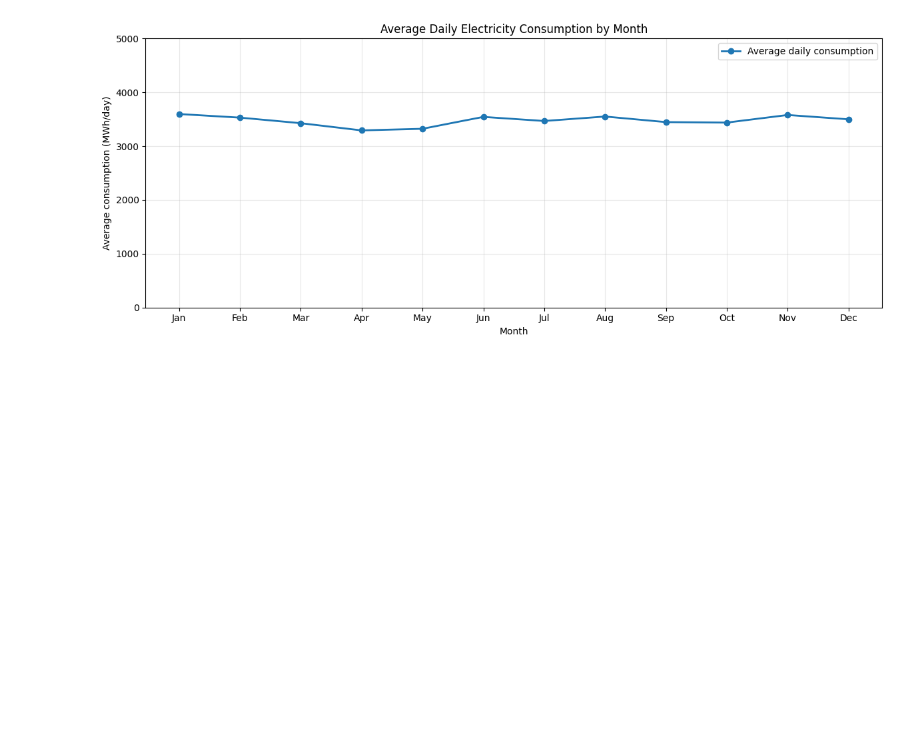
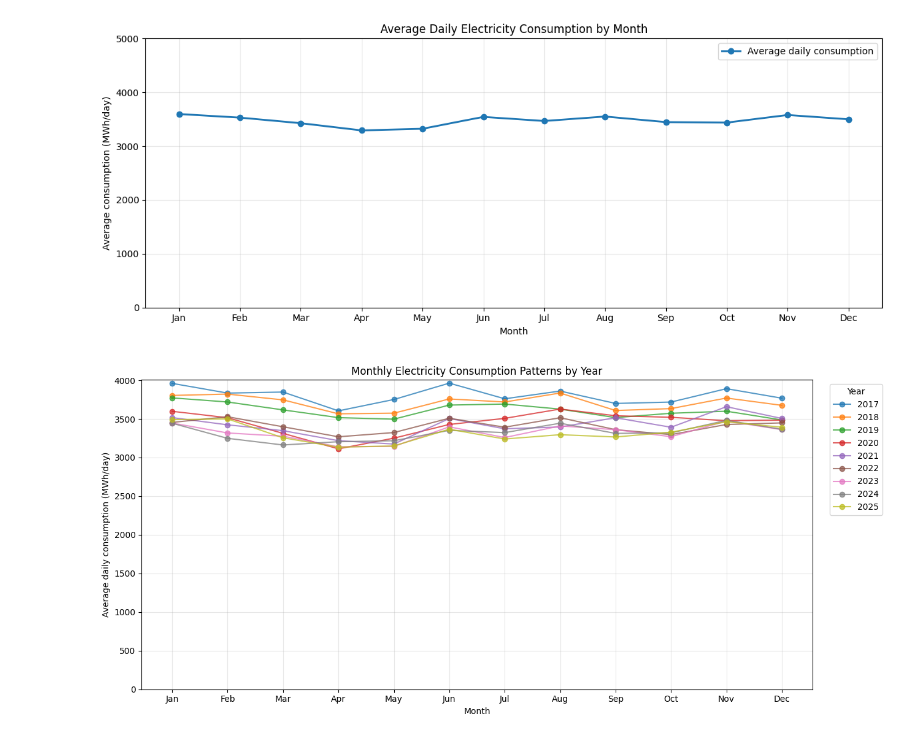
Before and after one commit to LaraMileto/DSF_forecasting_electricity_consumption_Basel, a Jupyter notebook: code/03_data_exploration.ipynb, the cells around one changed output. Cells and saved outputs as stored; diff of their text form; code cells hidden in the pictures; blank space fills up the shorter version.

```diff
--- a/code/03_data_exploration.ipynb
+++ b/code/03_data_exploration.ipynb
@@ -220,3 +220,52 @@ plt.savefig(
 plt.show()
 # %% [output]
 [figure]
+# %%
+# Compare monthly consumption patterns across years
+
+monthly_by_year = (
+    df.groupby(["year", "month"])["consumption_mwh"]
+    .mean()
+    .unstack("month")
+)
+
+# Restrict to complete calendar years
+monthly_by_year = monthly_by_year.loc[
+    monthly_by_year.index.isin(complete_years.index)
+]
+
+plt.figure(figsize=(13, 6))
+
+for year, values in monthly_by_year.iterrows():
+    plt.plot(
+        values.index,
+        values.values,
+        marker="o",
+        linewidth=1.5,
+        alpha=0.75,
+        label=str(year)
+    )
+
+plt.title("Monthly Electricity Consumption Patterns by Year")
+plt.xlabel("Month")
+plt.ylabel("Average daily consumption (MWh/day)")
+
+plt.xticks(
+    range(1, 13),
+    ["Jan", "Feb", "Mar", "Apr", "May", "Jun",
+     "Jul", "Aug", "Sep", "Oct", "Nov", "Dec"]
+)
+
+plt.ylim(bottom=0)
+plt.grid(alpha=0.3)
+plt.legend(title="Year", bbox_to_anchor=(1.02, 1), loc="upper left")
+plt.tight_layout()
+
+plt.savefig(
+    FIGURES / "04_monthly_seasonality_by_year.png",
+    dpi=300
+)
+
+plt.show()
+# %% [output]
+[figure, added]
```
Also changed, not shown: parts of 4 cells of this notebook, 10 other files.
